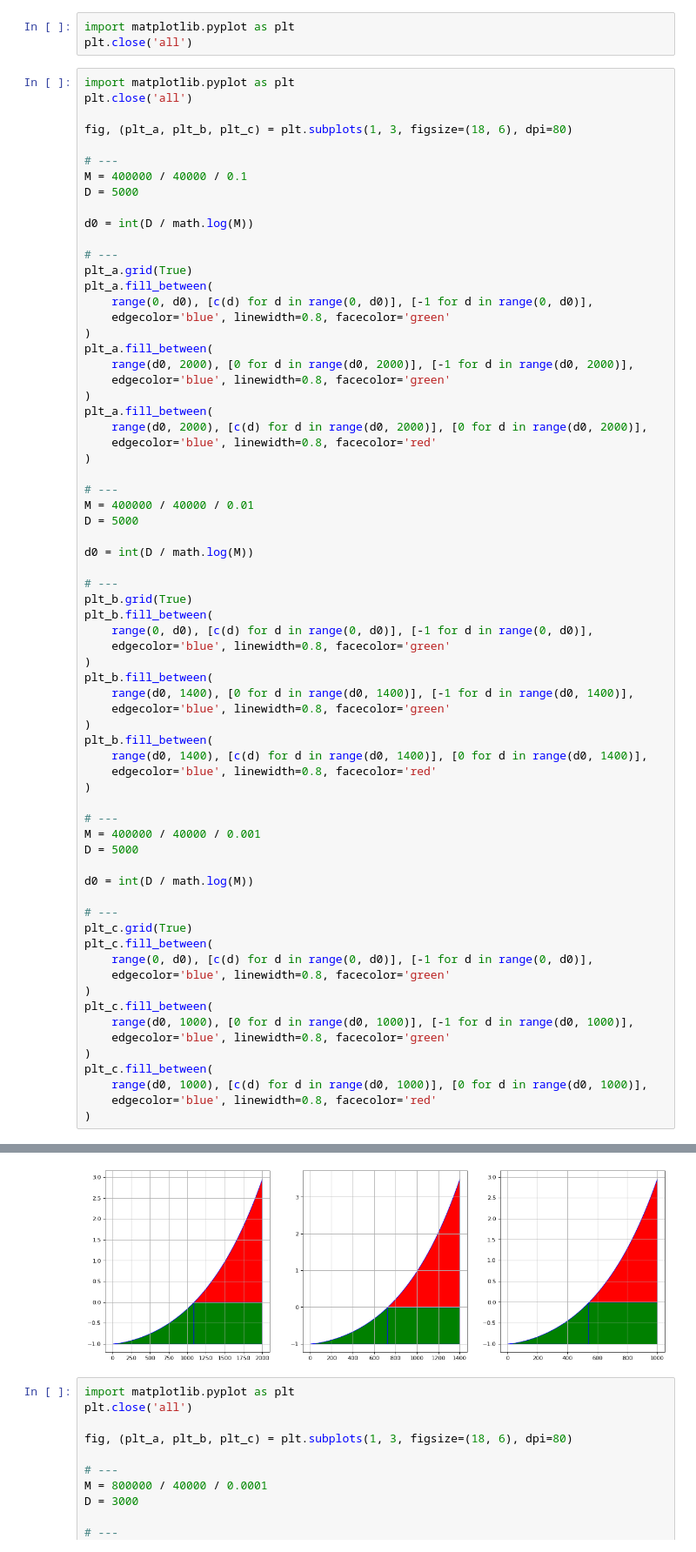
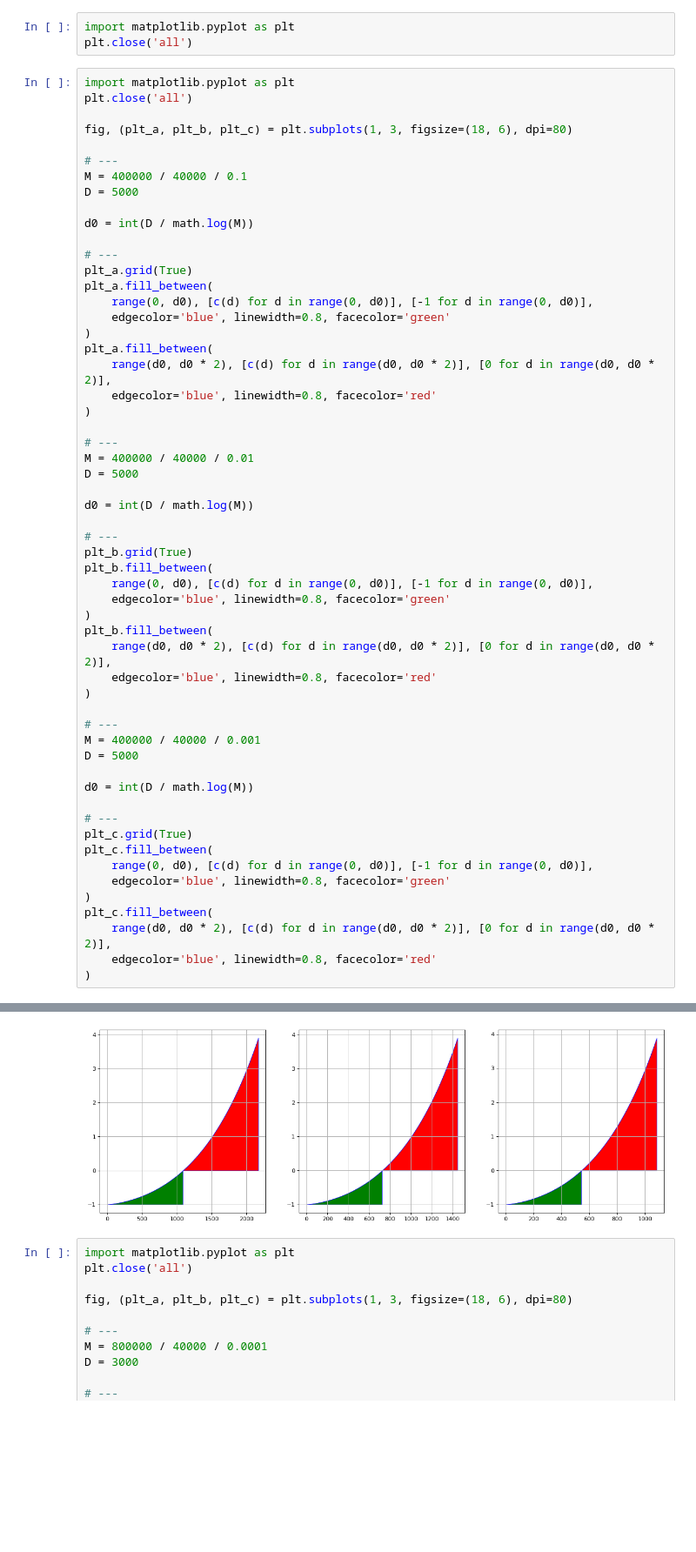
Before and after one commit to seii-saintway/crypto-currency-stabilizer, a Jupyter notebook: analysis.ipynb, the cells around one changed output, grey strips where cells are left out. Shown: that part at 87% size. Cells and saved outputs as stored; diff of their text form; blank space fills up the shorter version.

```diff
--- a/analysis.ipynb
+++ b/analysis.ipynb
@@ -170,11 +184,7 @@ plt_a.fill_between(
     edgecolor='blue', linewidth=0.8, facecolor='green'
 )
 plt_a.fill_between(
-    range(d0, 2000), [0 for d in range(d0, 2000)], [-1 for d in range(d0, 2000)],
-    edgecolor='blue', linewidth=0.8, facecolor='green'
-)
-plt_a.fill_between(
-    range(d0, 2000), [c(d) for d in range(d0, 2000)], [0 for d in range(d0, 2000)],
+    range(d0, d0 * 2), [c(d) for d in range(d0, d0 * 2)], [0 for d in range(d0, d0 * 2)],
     edgecolor='blue', linewidth=0.8, facecolor='red'
 )
 
@@ -184,44 +194,36 @@ D = 5000
 
 d0 = int(D / math.log(M))
 
 # ---
 plt_b.grid(True)
 plt_b.fill_between(
     range(0, d0), [c(d) for d in range(0, d0)], [-1 for d in range(0, d0)],
     edgecolor='blue', linewidth=0.8, facecolor='green'
 )
 plt_b.fill_between(
-    range(d0, 1400), [0 for d in range(d0, 1400)], [-1 for d in range(d0, 1400)],
-    edgecolor='blue', linewidth=0.8, facecolor='green'
-)
-plt_b.fill_between(
-    range(d0, 1400), [c(d) for d in range(d0, 1400)], [0 for d in range(d0, 1400)],
+    range(d0, d0 * 2), [c(d) for d in range(d0, d0 * 2)], [0 for d in range(d0, d0 * 2)],
     edgecolor='blue', linewidth=0.8, facecolor='red'
 )
 
 # ---
 M = 400000 / 40000 / 0.001
 D = 5000
 
 d0 = int(D / math.log(M))
 
 # ---
 plt_c.grid(True)
 plt_c.fill_between(
     range(0, d0), [c(d) for d in range(0, d0)], [-1 for d in range(0, d0)],
     edgecolor='blue', linewidth=0.8, facecolor='green'
 )
 plt_c.fill_between(
-    range(d0, 1000), [0 for d in range(d0, 1000)], [-1 for d in range(d0, 1000)],
-    edgecolor='blue', linewidth=0.8, facecolor='green'
-)
-plt_c.fill_between(
-    range(d0, 1000), [c(d) for d in range(d0, 1000)], [0 for d in range(d0, 1000)],
+    range(d0, d0 * 2), [c(d) for d in range(d0, d0 * 2)], [0 for d in range(d0, d0 * 2)],
     edgecolor='blue', linewidth=0.8, facecolor='red'
 )
 # %% [output]
 <matplotlib.collections.PolyCollection at 0x...>
-[figure, old version]
+[figure, new version]
 # %%
 import matplotlib.pyplot as plt
 plt.close('all')
```
Also changed, not shown: parts of 2 cells of this notebook, 3 other files.
